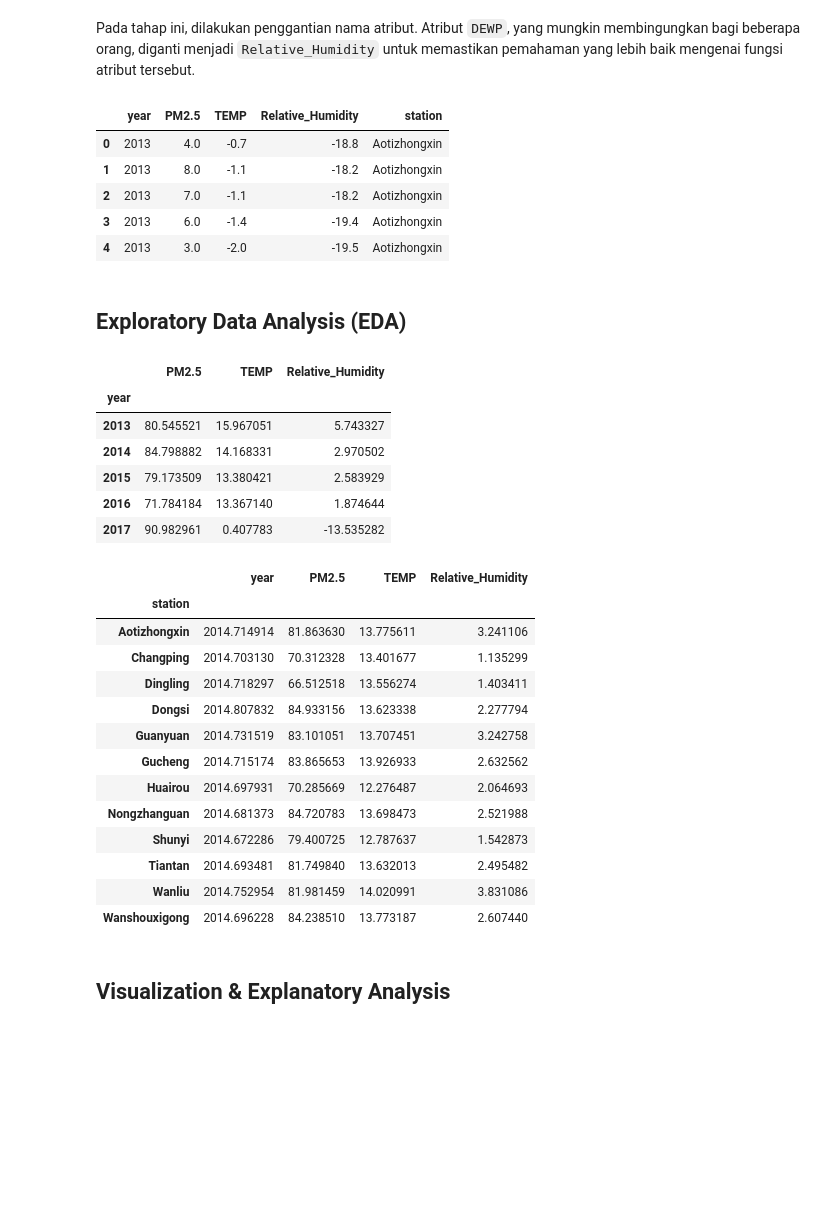
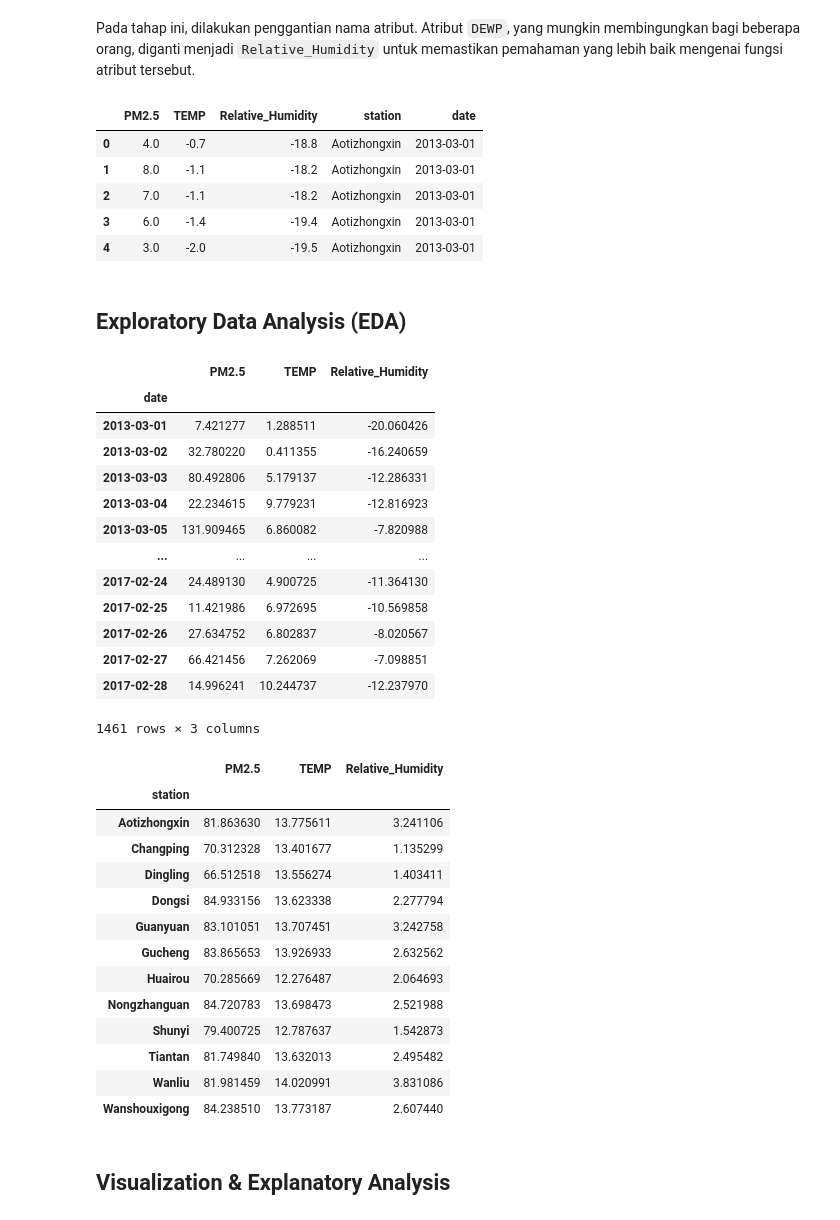
Before and after one commit to Masdarul/Kualitas-udara, a Jupyter notebook: notebook.ipynb, the cells around one changed output. Saved outputs shown, nothing was run; the diff lists cells and outputs as text; code cells hidden in the pictures; blank space fills up the shorter version.

```diff
--- a/notebook.ipynb
+++ b/notebook.ipynb
@@ -149,7 +149,9 @@ dtype: int64
 # %% [markdown]
 Pada tahap ini, dipilih atribut-atribut yang relevan sesuai dengan kebutuhan dan pertanyaan yang telah disebutkan sebelumnya.
 # %%
-df = df[['year','PM2.5','TEMP','DEWP','station']]
+df = df[['year','month','day','PM2.5','TEMP','DEWP','station']]
+df['date'] = pd.to_datetime(df[['year', 'month', 'day']])
+df = df.drop(['year', 'month', 'day'], axis=1)
 # %% [markdown]
 Pada tahap ini, dilakukan penggantian nama atribut. Atribut `DEWP`, yang mungkin membingungkan bagi beberapa orang, diganti menjadi `Relative_Humidity` untuk memastikan pemahaman yang lebih baik mengenai fungsi atribut tersebut.
 # %%
@@ -158,41 +160,48 @@ df = df.rename(columns={
 })
 df.head()
 # %% [output]
-|  | year | PM2.5 | TEMP | Relative_Humidity | station |
-| 0 | 2013 | 4.0 | -0.7 | -18.8 | Aotizhongxin |
-| 1 | 2013 | 8.0 | -1.1 | -18.2 | Aotizhongxin |
-| 2 | 2013 | 7.0 | -1.1 | -18.2 | Aotizhongxin |
-| 3 | 2013 | 6.0 | -1.4 | -19.4 | Aotizhongxin |
-| 4 | 2013 | 3.0 | -2.0 | -19.5 | Aotizhongxin |
+|  | PM2.5 | TEMP | Relative_Humidity | station | date |
+| 0 | 4.0 | -0.7 | -18.8 | Aotizhongxin | 2013-03-01 |
+| 1 | 8.0 | -1.1 | -18.2 | Aotizhongxin | 2013-03-01 |
+| 2 | 7.0 | -1.1 | -18.2 | Aotizhongxin | 2013-03-01 |
+| 3 | 6.0 | -1.4 | -19.4 | Aotizhongxin | 2013-03-01 |
+| 4 | 3.0 | -2.0 | -19.5 | Aotizhongxin | 2013-03-01 |
 # %% [markdown]
 ## Exploratory Data Analysis (EDA)
 # %%
-df.groupby("year").mean(numeric_only=True)
+df.groupby("date").mean(numeric_only=True)
 # %% [output]
 |  | PM2.5 | TEMP | Relative_Humidity |
-| year |  |  |  |
-| 2013 | 80.545521 | 15.967051 | 5.743327 |
-| 2014 | 84.798882 | 14.168331 | 2.970502 |
-| 2015 | 79.173509 | 13.380421 | 2.583929 |
-| 2016 | 71.784184 | 13.367140 | 1.874644 |
-| 2017 | 90.982961 | 0.407783 | -13.535282 |
+| date |  |  |  |
+| 2013-03-01 | 7.421277 | 1.288511 | -20.060426 |
+| 2013-03-02 | 32.780220 | 0.411355 | -16.240659 |
+| 2013-03-03 | 80.492806 | 5.179137 | -12.286331 |
+| 2013-03-04 | 22.234615 | 9.779231 | -12.816923 |
+| 2013-03-05 | 131.909465 | 6.860082 | -7.820988 |
+| ... | ... | ... | ... |
+| 2017-02-24 | 24.489130 | 4.900725 | -11.364130 |
+| 2017-02-25 | 11.421986 | 6.972695 | -10.569858 |
+| 2017-02-26 | 27.634752 | 6.802837 | -8.020567 |
+| 2017-02-27 | 66.421456 | 7.262069 | -7.098851 |
+| 2017-02-28 | 14.996241 | 10.244737 | -12.237970 |
+1461 rows × 3 columns
 # %%
 df.groupby("station").mean(numeric_only=True)
 # %% [output]
-|  | year | PM2.5 | TEMP | Relative_Humidity |
-| station |  |  |  |  |
-| Aotizhongxin | 2014.714914 | 81.863630 | 13.775611 | 3.241106 |
-| Changping | 2014.703130 | 70.312328 | 13.401677 | 1.135299 |
-| Dingling | 2014.718297 | 66.512518 | 13.556274 | 1.403411 |
-| Dongsi | 2014.807832 | 84.933156 | 13.623338 | 2.277794 |
-| Guanyuan | 2014.731519 | 83.101051 | 13.707451 | 3.242758 |
-| Gucheng | 2014.715174 | 83.865653 | 13.926933 | 2.632562 |
-| Huairou | 2014.697931 | 70.285669 | 12.276487 | 2.064693 |
-| Nongzhanguan | 2014.681373 | 84.720783 | 13.698473 | 2.521988 |
-| Shunyi | 2014.672286 | 79.400725 | 12.787637 | 1.542873 |
-| Tiantan | 2014.693481 | 81.749840 | 13.632013 | 2.495482 |
-| Wanliu | 2014.752954 | 81.981459 | 14.020991 | 3.831086 |
-| Wanshouxigong | 2014.696228 | 84.238510 | 13.773187 | 2.607440 |
+|  | PM2.5 | TEMP | Relative_Humidity |
+| station |  |  |  |
+| Aotizhongxin | 81.863630 | 13.775611 | 3.241106 |
+| Changping | 70.312328 | 13.401677 | 1.135299 |
+| Dingling | 66.512518 | 13.556274 | 1.403411 |
+| Dongsi | 84.933156 | 13.623338 | 2.277794 |
+| Guanyuan | 83.101051 | 13.707451 | 3.242758 |
+| Gucheng | 83.865653 | 13.926933 | 2.632562 |
+| Huairou | 70.285669 | 12.276487 | 2.064693 |
+| Nongzhanguan | 84.720783 | 13.698473 | 2.521988 |
+| Shunyi | 79.400725 | 12.787637 | 1.542873 |
+| Tiantan | 81.749840 | 13.632013 | 2.495482 |
+| Wanliu | 81.981459 | 14.020991 | 3.831086 |
+| Wanshouxigong | 84.238510 | 13.773187 | 2.607440 |
 # %% [markdown]
 ## Visualization & Explanatory Analysis
 # %% [markdown]
```
Also changed, not shown: parts of 3 cells of this notebook, 3 other files.
